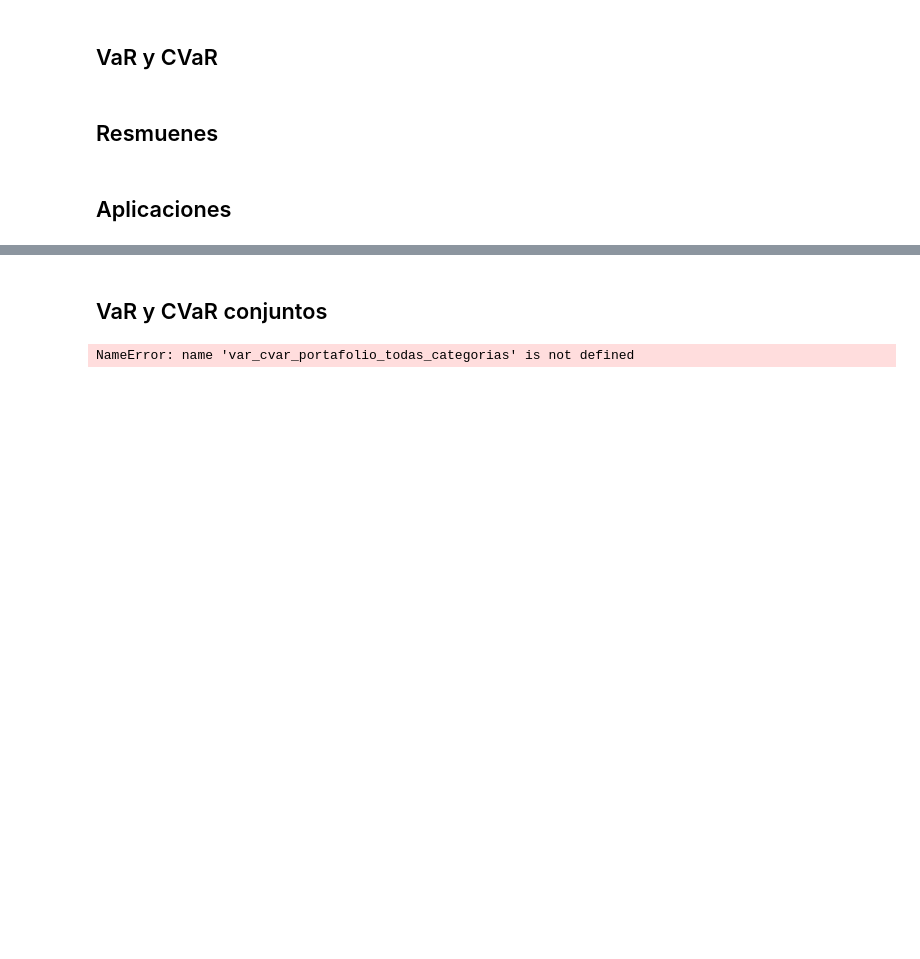
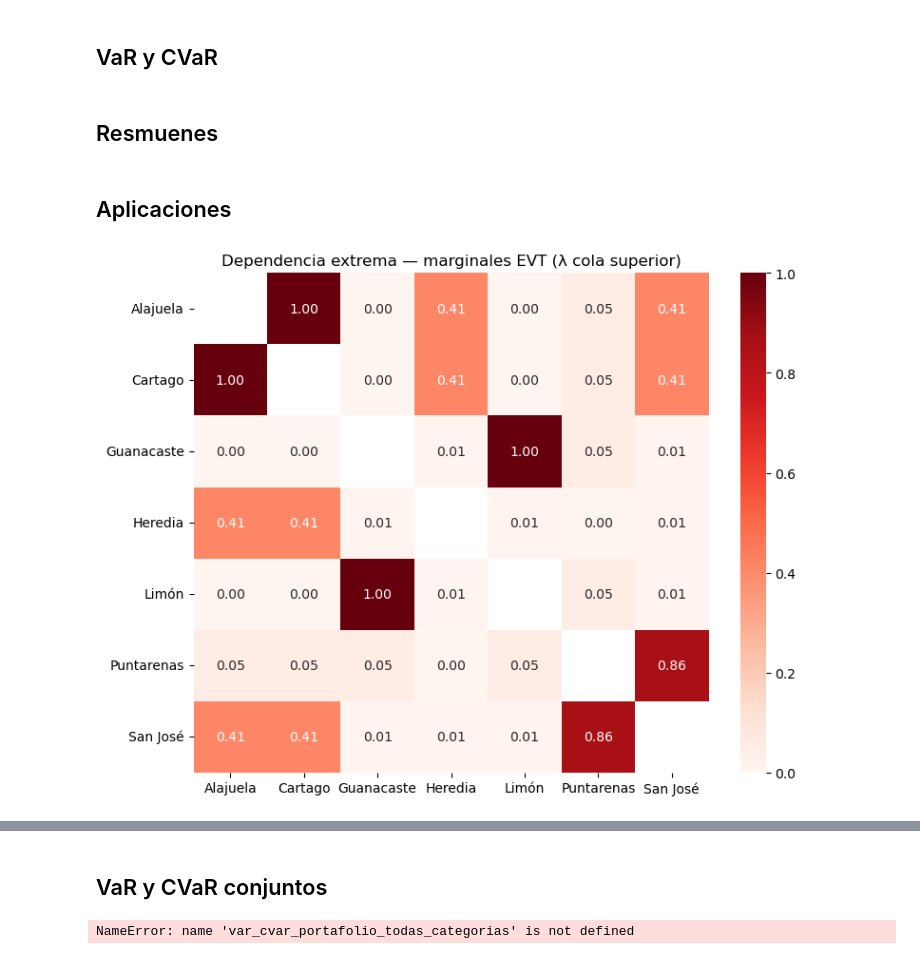
Before and after one commit to CA0307-II-2025/grupo-2, a Jupyter notebook: notebooks/3_dependencias_tve.ipynb, the cells around one changed output, grey strips where cells are left out. Saved outputs shown, nothing was run; the diff lists cells and outputs as text; code cells hidden in the pictures; blank space fills up the shorter version.

```diff
--- a/notebooks/3_dependencias_tve.ipynb
+++ b/notebooks/3_dependencias_tve.ipynb
@@ -1030,6 +1098,16 @@ def tabla_riesgo_categorias(df, carpeta='csv_categoria', col_total='total',
     return pd.DataFrame(resultados)
 # %% [markdown]
 ## Aplicaciones
+# %%
+piv_log = np.log(piv)
+
+U_evt = construir_U_EVT(df, piv_log, carpeta_csv='../res/provincias', col_total='total', clip_eps=1e-6)
+
+L_evt, F_evt = lambda_matrix(U_evt, metodo='auto', nu_fixed=5.0, tau_switch=0.05, n_min=3)
+
+heatmap_lambda(L_evt, "Dependencia extrema — marginales EVT (λ cola superior)")
+# %% [output]
+[figure, added]
 # %%
 # 1) Máximos anuales por provincia:
 piv = max_anual_por_provincia(df, categoria=None, col_total='total', func_agregacion='max')
```
Also changed, not shown: parts of 8 cells of this notebook, 38 other files.
